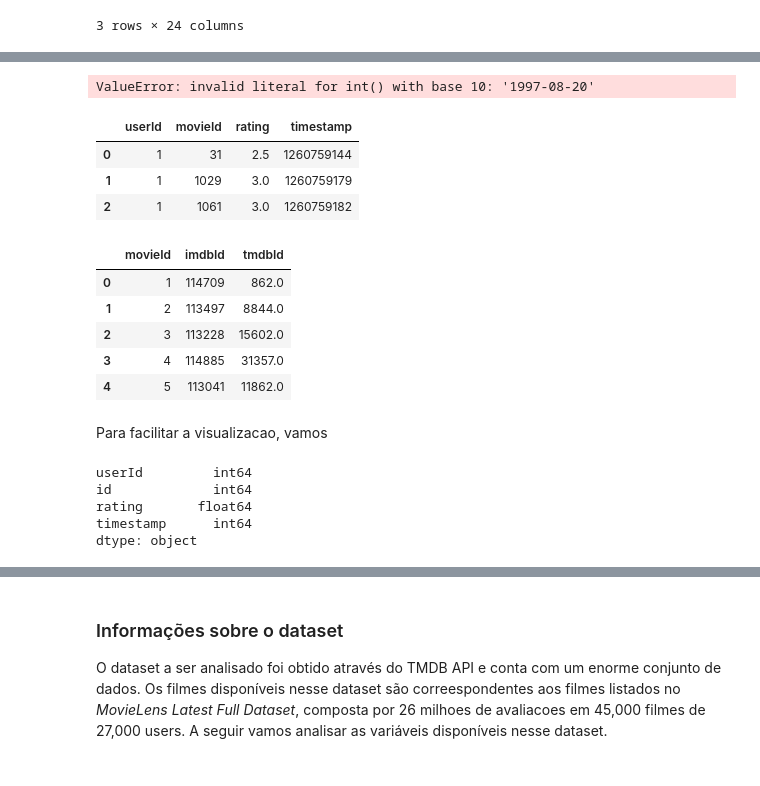
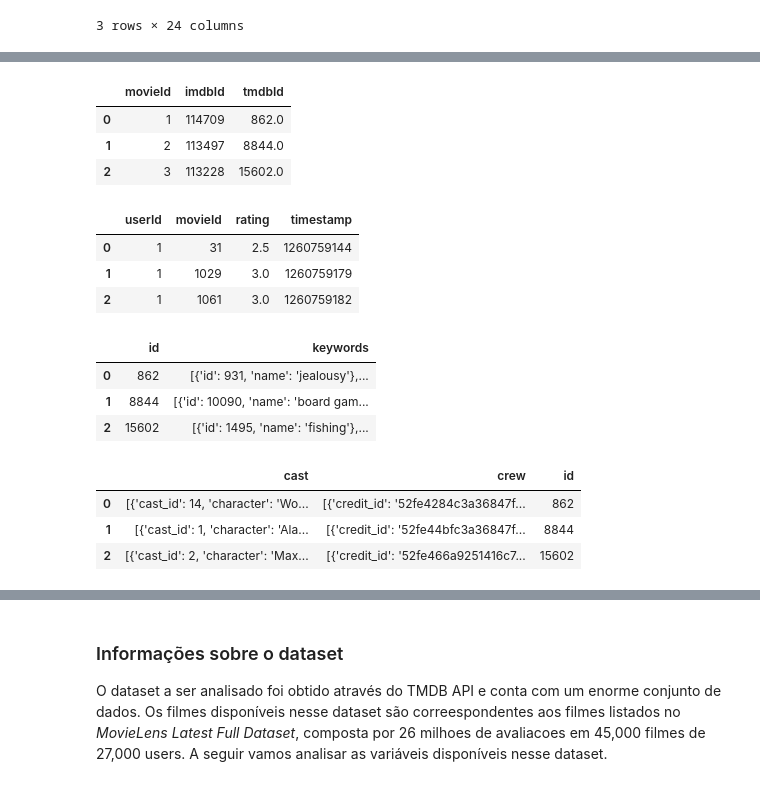
Before and after one commit to beatrizcf2/Classificador_Filmes, a Jupyter notebook: Recomendador_Filmes.ipynb, the cells around one changed output, grey strips where cells are left out. Saved outputs shown, nothing was run; the diff lists cells and outputs as text; code cells hidden in the pictures.

```diff
--- a/Recomendador_Filmes.ipynb
+++ b/Recomendador_Filmes.ipynb
@@ -73,7 +70,12 @@ dtype: object
-# %%
-metadados['id'] = metadados['id'].astype('int')
-# %% [output]
-ValueError: invalid literal for int() with base 10: '1997-08-20'
+# %%
+links = pd.read_csv('links_small.csv')
+#links = links[links['tmdbId'].notnull()]['tmdbId'].astype('int')
+links.head(3)
+# %% [output]
+|  | movieId | imdbId | tmdbId |
+| 0 | 1 | 114709 | 862.0 |
+| 1 | 2 | 113497 | 8844.0 |
+| 2 | 3 | 113228 | 15602.0 |
 # %%
 ratings = pd.read_csv('ratings_small.csv')
 ratings.head(3)
@@ -83,24 +85,18 @@ ratings.head(3)
 | 1 | 1 | 1029 | 3.0 | 1260759179 |
 | 2 | 1 | 1061 | 3.0 | 1260759182 |
 # %%
-links = pd.read_csv('links_small.csv')
-links.head()
+keywords = pd.read_csv('keywords.csv')
+keywords.head(3)
 # %% [output]
-|  | movieId | imdbId | tmdbId |
-| 0 | 1 | 114709 | 862.0 |
-| 1 | 2 | 113497 | 8844.0 |
-| 2 | 3 | 113228 | 15602.0 |
-| 3 | 4 | 114885 | 31357.0 |
-| 4 | 5 | 113041 | 11862.0 |
+|  | id | keywords |
+| 0 | 862 | [{'id': 931, 'name': 'jealousy'},... |
+| 1 | 8844 | [{'id': 10090, 'name': 'board gam... |
+| 2 | 15602 | [{'id': 1495, 'name': 'fishing'},... |
-# %% [markdown]
-Para facilitar a visualizacao, vamos
-# %%
-#ratings = ratings.rename(columns={'movieId': 'id'})
-ratings.dtypes
-#ratings = pd.merge(ratings, metadados, on='id')
-# %% [output]
-userId         int64
-id             int64
-rating       float64
-timestamp      int64
-dtype: object
+# %%
+credits = pd.read_csv('credits.csv')
+credits.head(3)
+# %% [output]
+|  | cast | crew | id |
+| 0 | [{'cast_id': 14, 'character': 'Wo... | [{'credit_id': '52fe4284c3a36847f... | 862 |
+| 1 | [{'cast_id': 1, 'character': 'Ala... | [{'credit_id': '52fe44bfc3a36847f... | 8844 |
+| 2 | [{'cast_id': 2, 'character': 'Max... | [{'credit_id': '52fe466a9251416c7... | 15602 |
```
Also changed, not shown: parts of 14 cells of this notebook.
